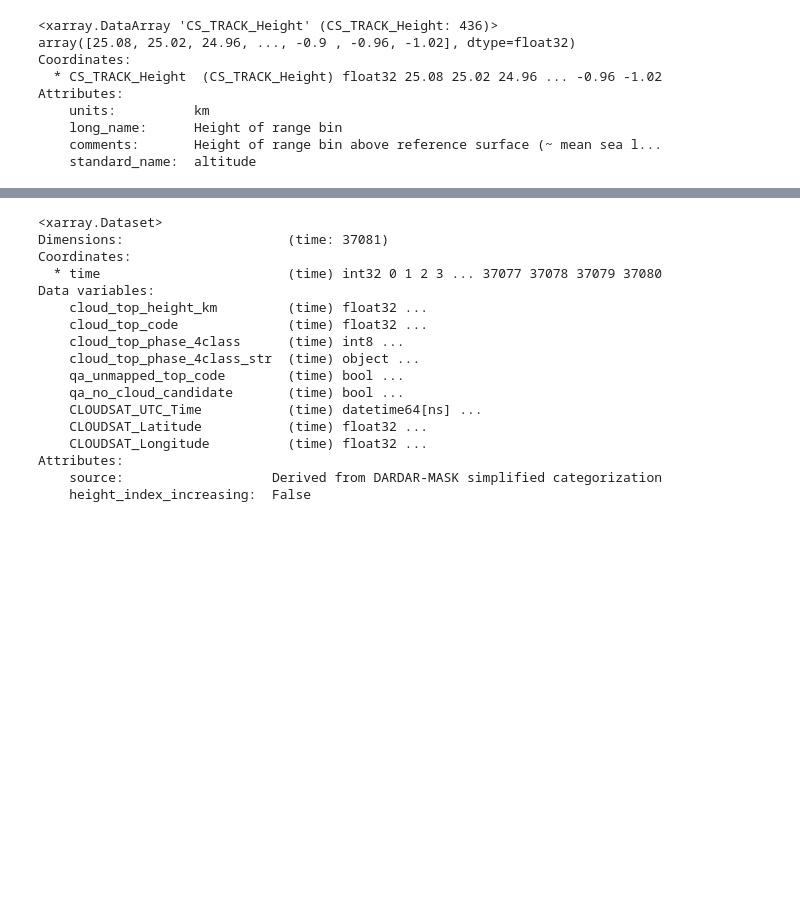
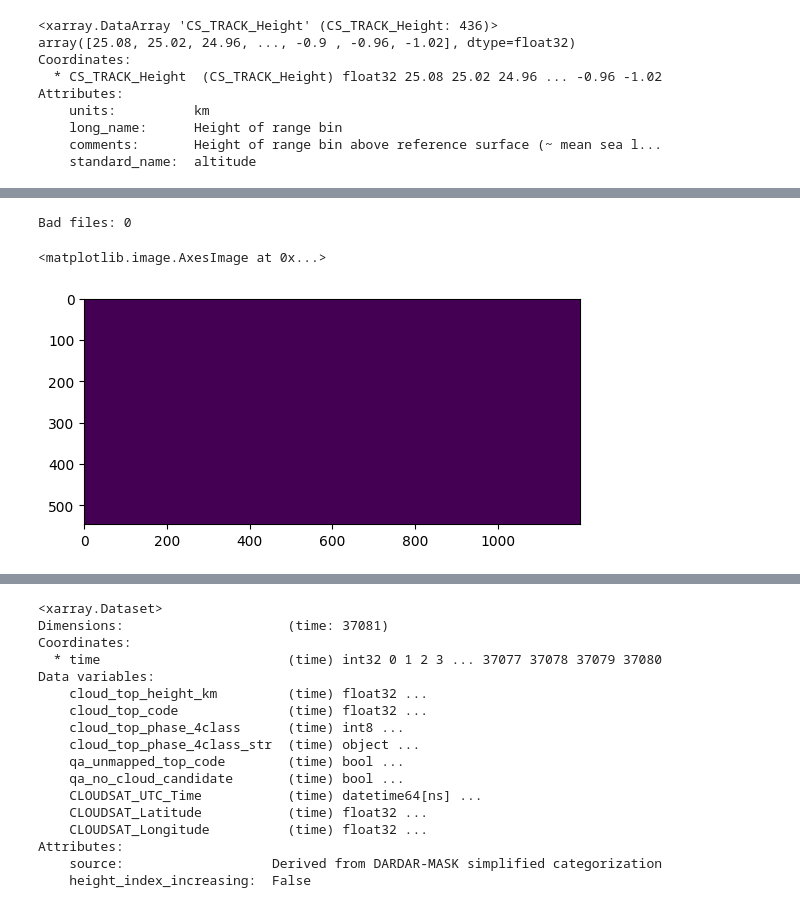
Before and after one commit to DragomirNikolov/MSGI, a Jupyter notebook: DARDAR_analysis/cloud_properties_binned_development.ipynb, the cells around one changed output, grey strips where cells are left out. Saved outputs shown, nothing was run; the diff lists cells and outputs as text; code cells hidden in the pictures; blank space fills up the shorter version.

```diff
--- a/DARDAR_analysis/cloud_properties_binned_development.ipynb
+++ b/DARDAR_analysis/cloud_properties_binned_development.ipynb
@@ -22,0 +89,2 @@ dardar_cph=xr.open_dataset("/wolke_scratch/dnikolo/MSGI/DARDAR_analysis/DARDAR-M
+# %%
+dardar_cph_agg_corrected = xr.open_dataset("/wolke_scratch/dnikolo/MSGI/DARDAR_analysis/CPH_data/2008/05/10/DD_CT_20080510_1030.nc")
@@ -22,0 +140,28 @@ dardar_cph=xr.open_dataset("/wolke_scratch/dnikolo/MSGI/DARDAR_analysis/DARDAR-M
+# %%
+import glob
+import xarray as xr
+
+files = sorted(glob.glob("/wolke_scratch/dnikolo/MSGI/DARDAR_analysis/CPH_data/2008/05/10/DD_CT_20080*.nc"))
+
+bad = []
+for f in files:
+    ds = xr.open_dataset(f, decode_times=False)  # decode_times False avoids time warnings
+    missing = [d for d in ds.dims if d not in ds.indexes]
+    if missing:
+        bad.append((f, missing, list(ds.coords), list(ds.indexes)))
+    ds.close()
+
+print("Bad files:", len(bad))
+for f, missing, coords, indexes in bad[:10]:
+    print(f"\n{f}")
+    print("  dims:", dict(ds.dims))
+    print("  missing indexes for dims:", missing)
+    print("  coords has:", missing and [m for m in missing if m in coords])
+    print("  indexes:", indexes)
+# %% [output]
+Bad files: 0
+# %%
+plt.imshow(np.isclose(dardar_cph_agg_corrected.cph_mean,0))
+# %% [output]
+<matplotlib.image.AxesImage at 0x...>
+[figure, added]
```
Also changed, not shown: parts of 21 cells of this notebook, 30 other files.
